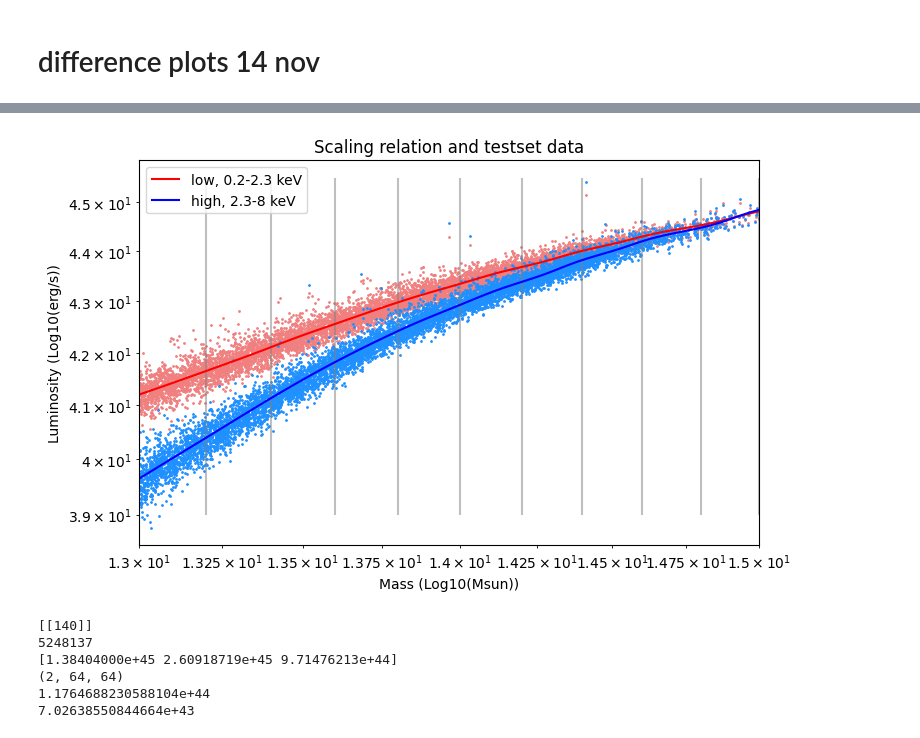
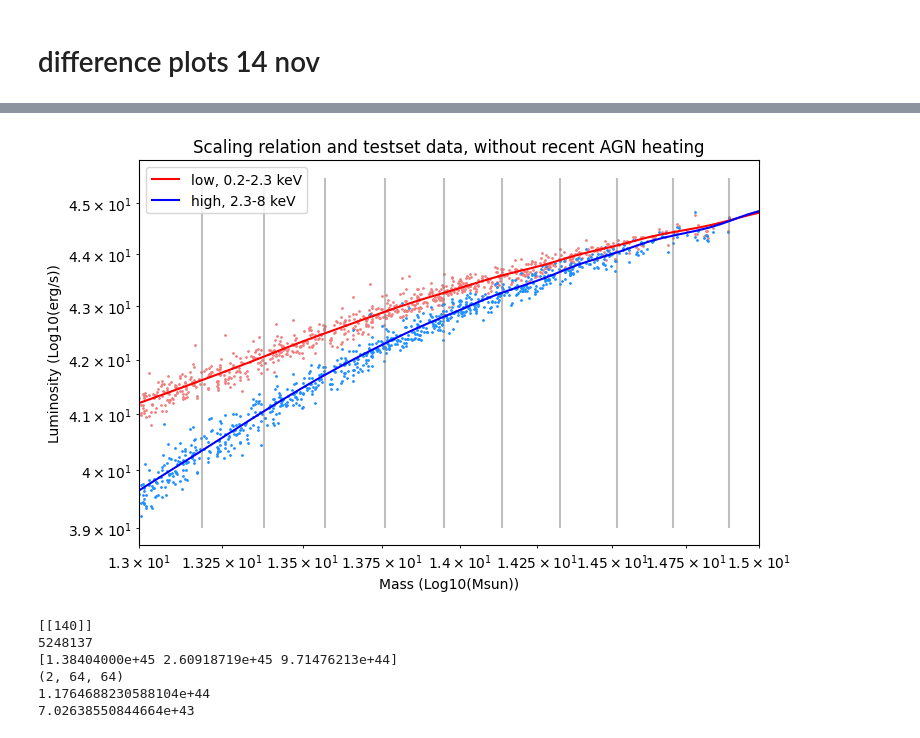
Before and after one commit to woutervantol/scriptie2, a Jupyter notebook: plots.ipynb, the cells around one changed output, grey strips where cells are left out. Saved outputs shown, nothing was run; the diff lists cells and outputs as text; code cells hidden in the pictures.

```diff
--- a/plots.ipynb
+++ b/plots.ipynb
@@ -20,3 +8,9 @@ resolution = p['resolution']
+# %%
+p["cosmology"] = "HYDRO_FIDUCIAL"
+data = Data(p)
+filename = p_to_filename(p) + "big2"
+data.make_nn_dataset(filename=filename, target="TotalMass")
+data.load_testset(filename=filename)
 # %% [markdown]
 # difference plots 14 nov
 # %%
@@ -138,39 +131,39 @@ plt.show()
 [figure]
 [figure]
 # %%
-data.load_dataset(p_to_filename(p) + "big2")
+data.load_testset(p_to_filename(p) + "big2")
 # %%
 spl_low = np.load(f"{p['model_path']}/spline_fit_low.npy", allow_pickle=True)[()]
 spl_high = np.load(f"{p['model_path']}/spline_fit_high.npy", allow_pickle=True)[()]
 
 plt.figure(figsize=(8, 5))
 masses = np.log10(data.soap_file[f"{data.selection_type}/TotalMass"][()][data.indices])
 lum_low = np.log10(data.soap_file[f"{data.selection_type}/XRayLuminosityWithoutRecentAGNHeating"][()][data.indices][:,0])
 lum_high = np.log10(data.soap_file[f"{data.selection_type}/XRayLuminosityWithoutRecentAGNHeating"][()][data.indices][:,1])
 plt.scatter(masses, lum_low, color="lightcoral", s=1, alpha=1)
 plt.scatter(masses, lum_high, color="dodgerblue", s=1, alpha=1)
 
 y = np.linspace(39.0, 45.5, 100)
 x_low = spl_low(y)
 x_high = spl_high(y)
 
 nr_bins=10
 bin_edges = np.log10(np.logspace(np.min(masses), np.max(masses), nr_bins+1))
 plt.vlines(bin_edges, 39, 45.5, color="gray", alpha=0.5)
 
 plt.plot(x_low, y, color="red", label="low, 0.2-2.3 keV")
 plt.plot(x_high, y, color="blue", label="high, 2.3-8 keV")
 plt.xlim(13, 15)
 plt.xscale("log")
 plt.yscale("log")
 plt.xlabel("Mass (Log10(Msun))")
 plt.ylabel("Luminosity (Log10(erg/s))")
-plt.title("Scaling relation and testset data")
+plt.title("Scaling relation and testset data, without recent AGN heating")
 plt.legend()
 plt.savefig("ScalingRelation", dpi=300)
 plt.show()
 # %% [output]
-[figure, old version]
+[figure, new version]
 # %%
 mask = np.logical_and(masses > 14.3, masses < 14.45)
 # print(lum_low[mask] > 45)
```
Also changed, not shown: parts of 4 cells of this notebook, 8 other files.
